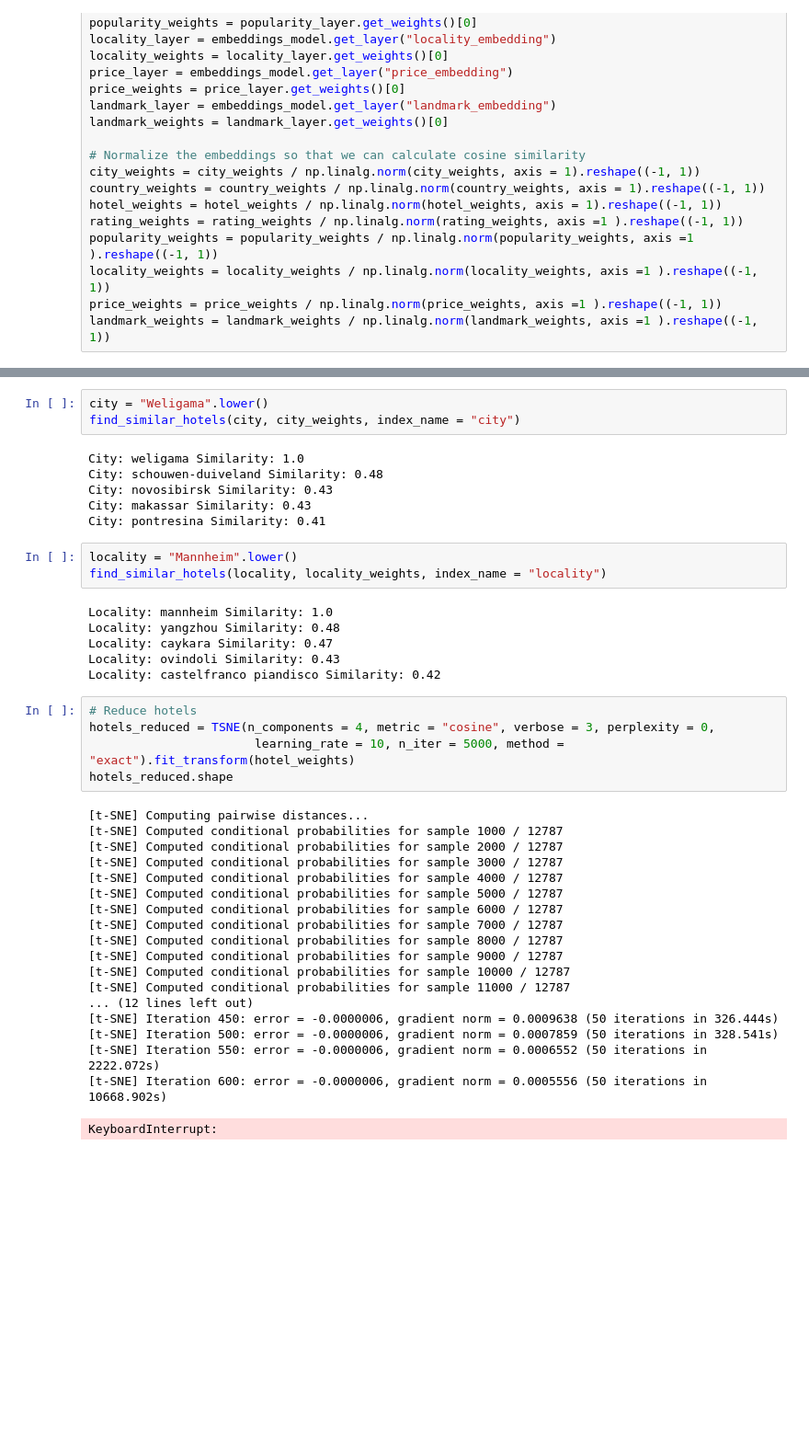
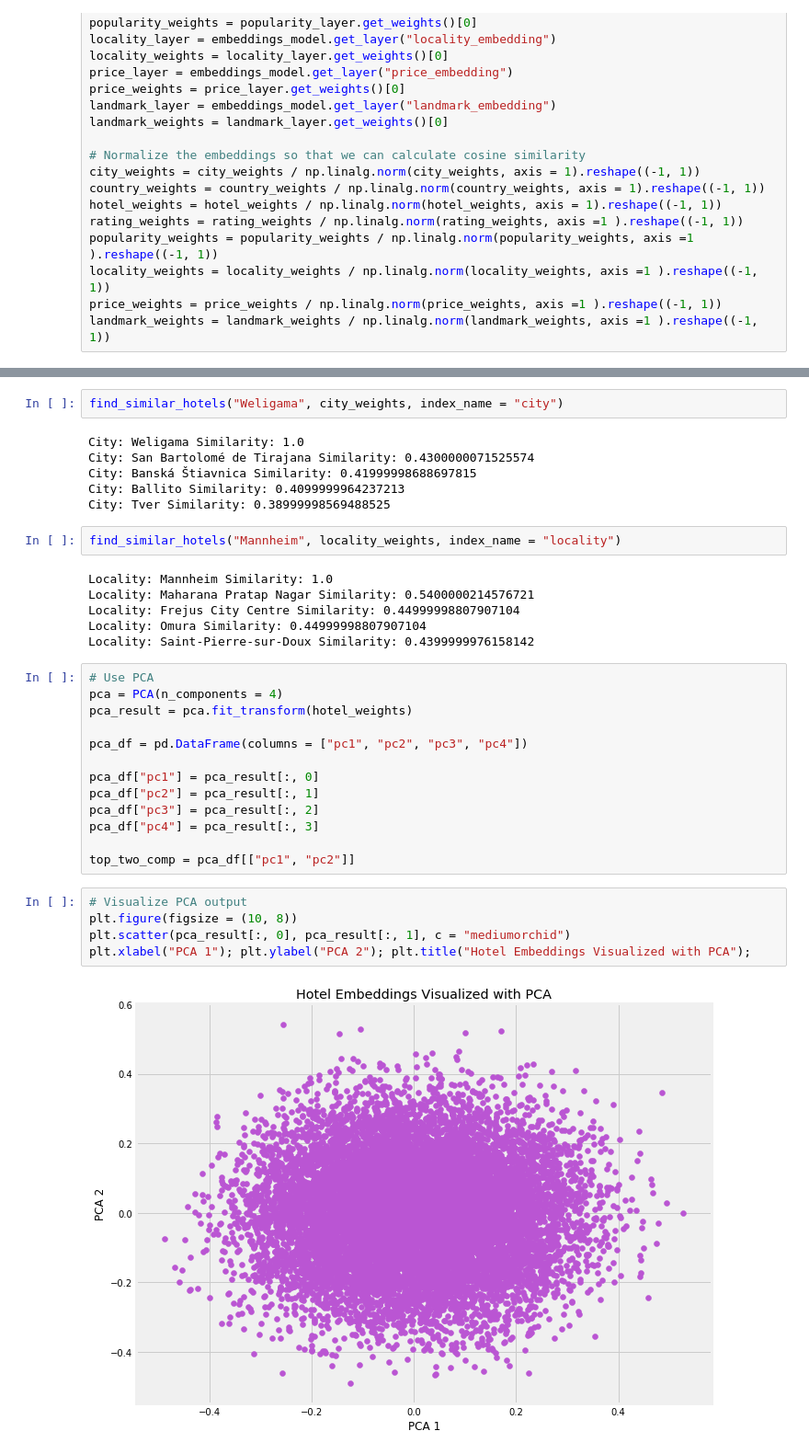
Before and after one commit to fpleoni/where_do_we_go_from_here, a Jupyter notebook: jupyter_notebooks/using_embeddings_from_fourth_attempt.ipynb, the cells around one changed output, grey strips where cells are left out. Shown at 92% size. Drawn from its saved outputs; the diff is of its cells as text; blank space fills up the shorter version.

Commit message:
working PCA graphs

```diff
--- a/jupyter_notebooks/using_embeddings_from_fourth_attempt.ipynb
+++ b/jupyter_notebooks/using_embeddings_from_fourth_attempt.ipynb
@@ -418,42 +438,36 @@ Hotel: rodos park suites & spa Similarity: 0.5
 # %%
-city = "Weligama".lower()
-find_similar_hotels(city, city_weights, index_name = "city")
+find_similar_hotels("Weligama", city_weights, index_name = "city")
 # %% [output]
-City: weligama Similarity: 1.0
-City: schouwen-duiveland Similarity: 0.48
-City: novosibirsk Similarity: 0.43
-City: makassar Similarity: 0.43
-City: pontresina Similarity: 0.41
+City: Weligama Similarity: 1.0
+City: San Bartolomé de Tirajana Similarity: 0.4300000071525574
+City: Banská Štiavnica Similarity: 0.41999998688697815
+City: Ballito Similarity: 0.4099999964237213
+City: Tver Similarity: 0.38999998569488525
 # %%
-locality = "Mannheim".lower()
-find_similar_hotels(locality, locality_weights, index_name = "locality")
+find_similar_hotels("Mannheim", locality_weights, index_name = "locality")
 # %% [output]
-Locality: mannheim Similarity: 1.0
-Locality: yangzhou Similarity: 0.48
-Locality: caykara Similarity: 0.47
-Locality: ovindoli Similarity: 0.43
-Locality: castelfranco piandisco Similarity: 0.42
+Locality: Mannheim Similarity: 1.0
+Locality: Maharana Pratap Nagar Similarity: 0.5400000214576721
+Locality: Frejus City Centre Similarity: 0.44999998807907104
+Locality: Omura Similarity: 0.44999998807907104
+Locality: Saint-Pierre-sur-Doux Similarity: 0.4399999976158142
-# %%
-# Reduce hotels
-hotels_reduced = TSNE(n_components = 4, metric = "cosine", verbose = 3, perplexity = 0,
-                       learning_rate = 10, n_iter = 5000, method = "exact").fit_transform(hotel_weights)
-hotels_reduced.shape
-# %% [output]
-[t-SNE] Computing pairwise distances...
-[t-SNE] Computed conditional probabilities for sample 1000 / 12787
-[t-SNE] Computed conditional probabilities for sample 2000 / 12787
-[t-SNE] Computed conditional probabilities for sample 3000 / 12787
-[t-SNE] Computed conditional probabilities for sample 4000 / 12787
-[t-SNE] Computed conditional probabilities for sample 5000 / 12787
-[t-SNE] Computed conditional probabilities for sample 6000 / 12787
-[t-SNE] Computed conditional probabilities for sample 7000 / 12787
-[t-SNE] Computed conditional probabilities for sample 8000 / 12787
-[t-SNE] Computed conditional probabilities for sample 9000 / 12787
-[t-SNE] Computed conditional probabilities for sample 10000 / 12787
-[t-SNE] Computed conditional probabilities for sample 11000 / 12787
-... (12 lines left out)
-[t-SNE] Iteration 450: error = -0.0000006, gradient norm = 0.0009638 (50 iterations in 326.444s)
-[t-SNE] Iteration 500: error = -0.0000006, gradient norm = 0.0007859 (50 iterations in 328.541s)
-[t-SNE] Iteration 550: error = -0.0000006, gradient norm = 0.0006552 (50 iterations in 2222.072s)
-[t-SNE] Iteration 600: error = -0.0000006, gradient norm = 0.0005556 (50 iterations in 10668.902s)
-KeyboardInterrupt:
+# %%
+# Use PCA
+pca = PCA(n_components = 4)
+pca_result = pca.fit_transform(hotel_weights)
+
+pca_df = pd.DataFrame(columns = ["pc1", "pc2", "pc3", "pc4"])
+
+pca_df["pc1"] = pca_result[:, 0]
+pca_df["pc2"] = pca_result[:, 1]
+pca_df["pc3"] = pca_result[:, 2]
+pca_df["pc4"] = pca_result[:, 3]
+
+top_two_comp = pca_df[["pc1", "pc2"]]
+# %%
+# Visualize PCA output
+plt.figure(figsize = (10, 8))
+plt.scatter(pca_result[:, 0], pca_result[:, 1], c = "mediumorchid")
+plt.xlabel("PCA 1"); plt.ylabel("PCA 2"); plt.title("Hotel Embeddings Visualized with PCA");
+# %% [output]
+[figure, added]
```
Also changed, not shown: parts of 14 cells of this notebook, 3 other files.
